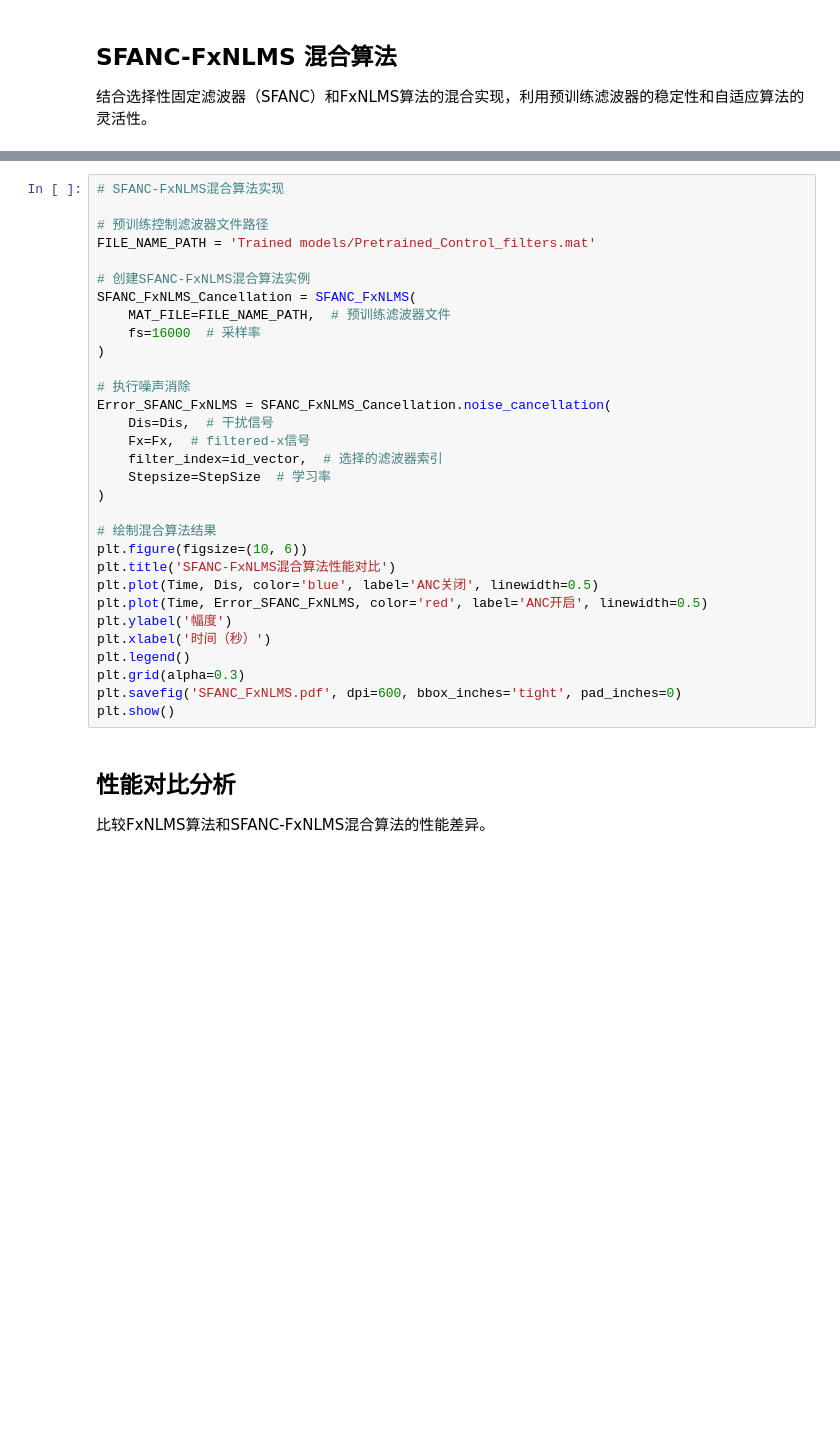
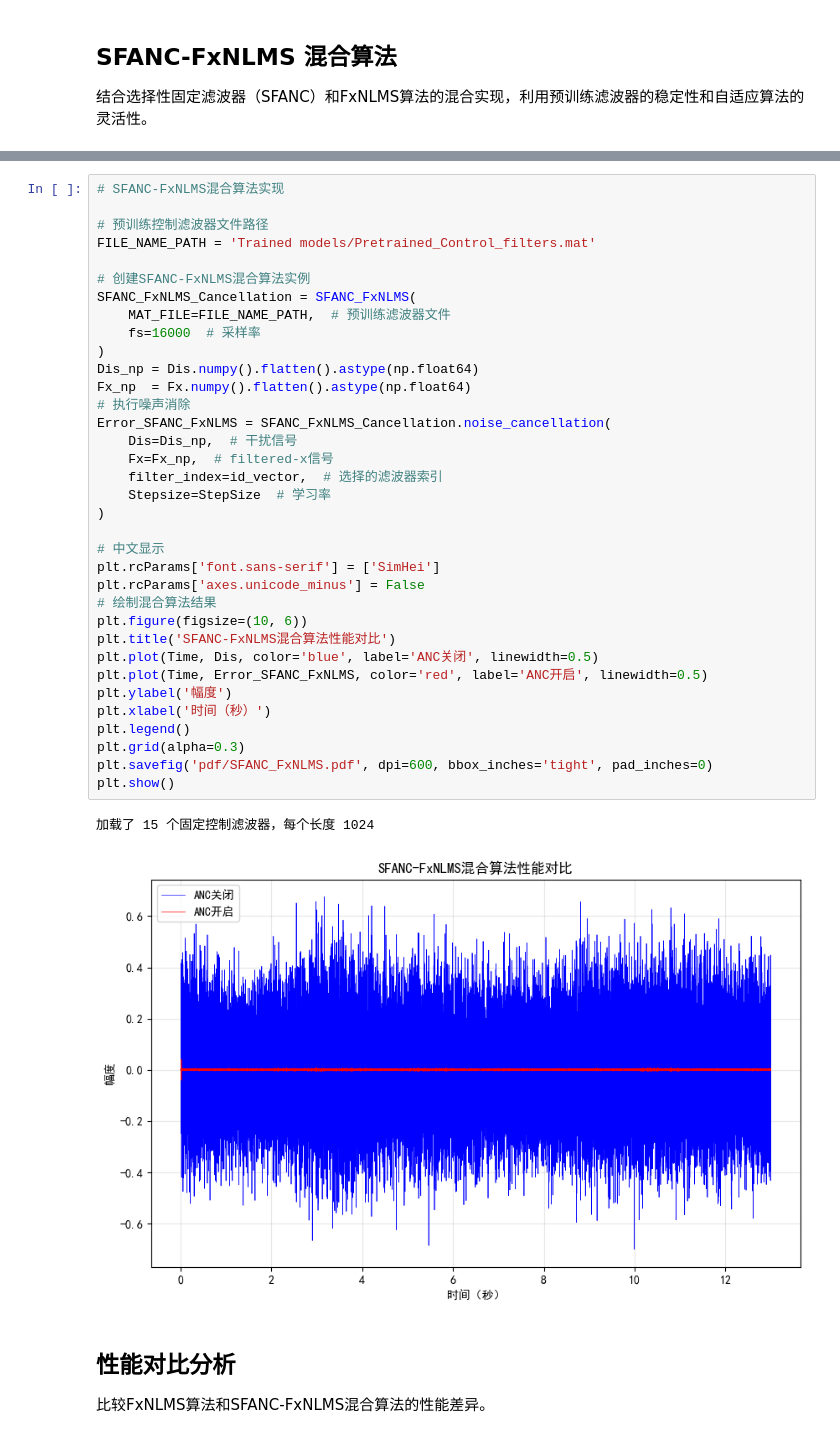
Before and after one commit to lhc007/SFANC-FxNLMS-ANC-Algorithm-based-on-Deep-Learning, a Jupyter notebook: SFANC-FxNLMS for ANC_zh.ipynb, the cells around one changed output, grey strips where cells are left out. Drawn from its saved outputs; the diff is of its cells as text; blank space fills up the shorter version.

```diff
--- a/SFANC-FxNLMS for ANC_zh.ipynb
+++ b/SFANC-FxNLMS for ANC_zh.ipynb
@@ -116,34 +127,41 @@ print('选择的控制滤波器索引:', id_vector)
 # %%
 # SFANC-FxNLMS混合算法实现
 
 # 预训练控制滤波器文件路径
 FILE_NAME_PATH = 'Trained models/Pretrained_Control_filters.mat'
 
 # 创建SFANC-FxNLMS混合算法实例
 SFANC_FxNLMS_Cancellation = SFANC_FxNLMS(
     MAT_FILE=FILE_NAME_PATH,  # 预训练滤波器文件
     fs=16000  # 采样率
 )
-
+Dis_np = Dis.numpy().flatten().astype(np.float64)
+Fx_np  = Fx.numpy().flatten().astype(np.float64)
 # 执行噪声消除
 Error_SFANC_FxNLMS = SFANC_FxNLMS_Cancellation.noise_cancellation(
-    Dis=Dis,  # 干扰信号
-    Fx=Fx,  # filtered-x信号
+    Dis=Dis_np,  # 干扰信号
+    Fx=Fx_np,  # filtered-x信号
     filter_index=id_vector,  # 选择的滤波器索引
     Stepsize=StepSize  # 学习率
 )
 
+# 中文显示
+plt.rcParams['font.sans-serif'] = ['SimHei']
+plt.rcParams['axes.unicode_minus'] = False
 # 绘制混合算法结果
 plt.figure(figsize=(10, 6))
 plt.title('SFANC-FxNLMS混合算法性能对比')
 plt.plot(Time, Dis, color='blue', label='ANC关闭', linewidth=0.5)
 plt.plot(Time, Error_SFANC_FxNLMS, color='red', label='ANC开启', linewidth=0.5)
 plt.ylabel('幅度')
 plt.xlabel('时间（秒）')
 plt.legend()
 plt.grid(alpha=0.3)
-plt.savefig('SFANC_FxNLMS.pdf', dpi=600, bbox_inches='tight', pad_inches=0)
+plt.savefig('pdf/SFANC_FxNLMS.pdf', dpi=600, bbox_inches='tight', pad_inches=0)
 plt.show()
+# %% [output]
+加载了 15 个固定控制滤波器，每个长度 1024
+[figure, added]
 # %% [markdown]
 ## 性能对比分析
 
```
Also changed, not shown: parts of 5 cells of this notebook, 17 other files.
